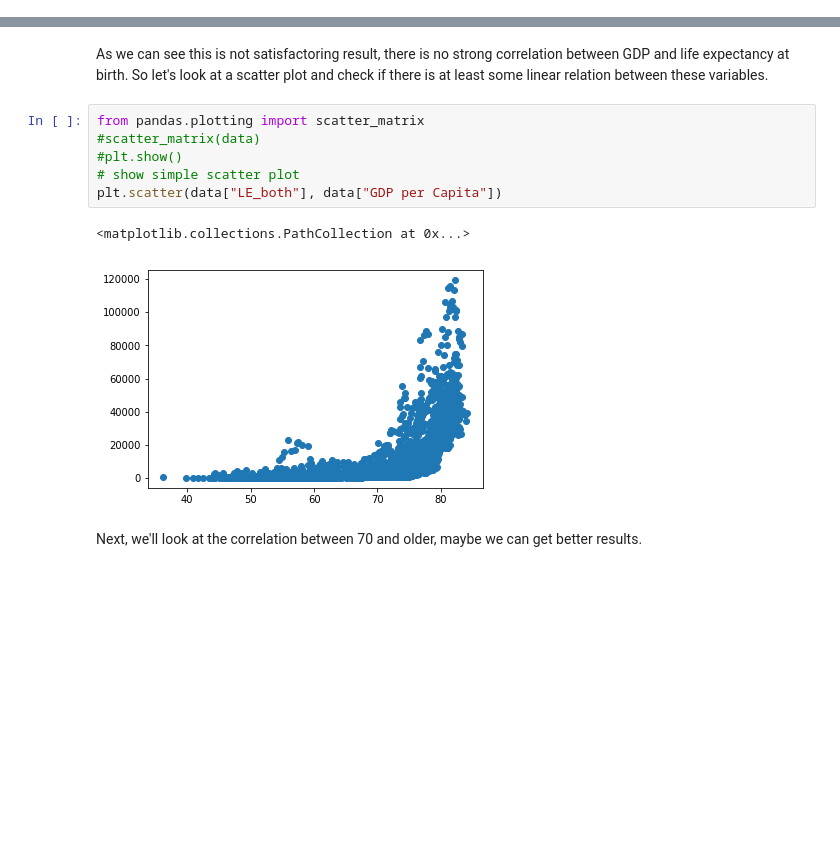
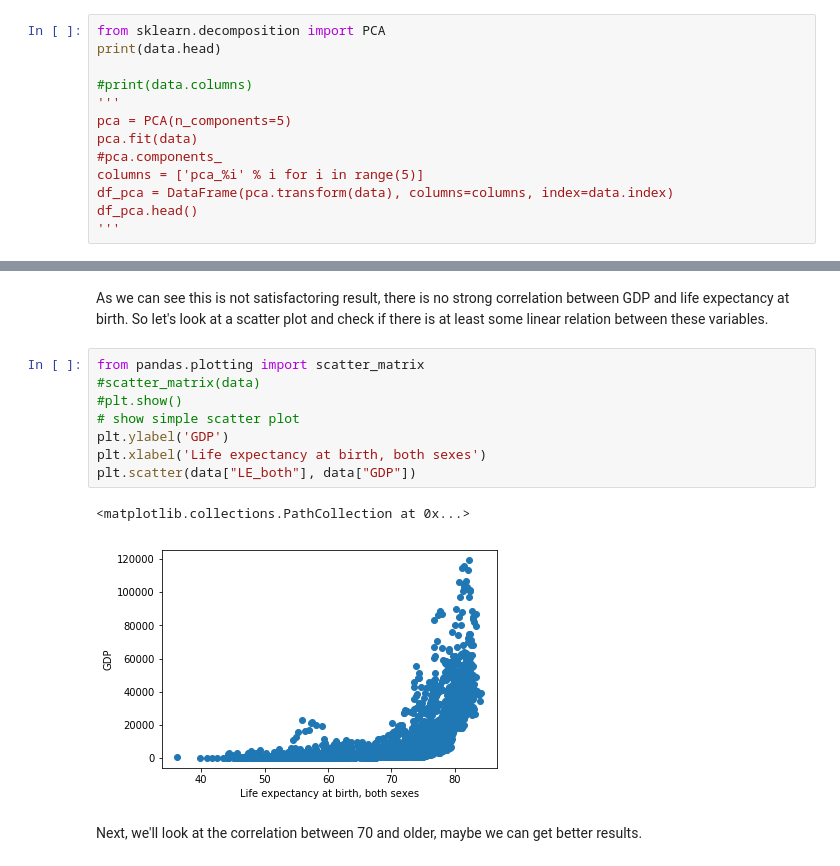
Before and after one commit to patrickFuerst/human_life_exp, a Jupyter notebook: Data Analysis(Michael).ipynb, the cells around one changed output, grey strips where cells are left out. Saved outputs shown, nothing was run; the diff lists cells and outputs as text; blank space fills up the shorter version.

```diff
--- a/Data Analysis(Michael).ipynb
+++ b/Data Analysis(Michael).ipynb
@@ -43,2 +80,15 @@ datagrouped['LE_both', 'LE_female', 'LE_male'].mean()
 # %% [markdown]
 ### 3. What characteristics of countries are predictors for differences in life expectancies?
+# %%
+from sklearn.decomposition import PCA
+print(data.head)
+
+#print(data.columns)
+'''
+pca = PCA(n_components=5)
+pca.fit(data)
+#pca.components_
+columns = ['pca_%i' % i for i in range(5)]
+df_pca = DataFrame(pca.transform(data), columns=columns, index=data.index)
+df_pca.head()
+'''
@@ -78,12 +145,14 @@ As we can see this is not satisfactoring result, there is no strong correlation
 # %%
 from pandas.plotting import scatter_matrix
 #scatter_matrix(data)
 #plt.show()
 # show simple scatter plot
-plt.scatter(data["LE_both"], data["GDP per Capita"])
+plt.ylabel('GDP')
+plt.xlabel('Life expectancy at birth, both sexes')
+plt.scatter(data["LE_both"], data["GDP"])
 # %% [output]
 <matplotlib.collections.PathCollection at 0x...>
-[figure, old version]
+[figure, new version]
 # %% [markdown]
 Next, we'll look at the correlation between 70 and older, maybe we can get better results.
 # %%
```
Also changed, not shown: parts of 6 cells of this notebook.
